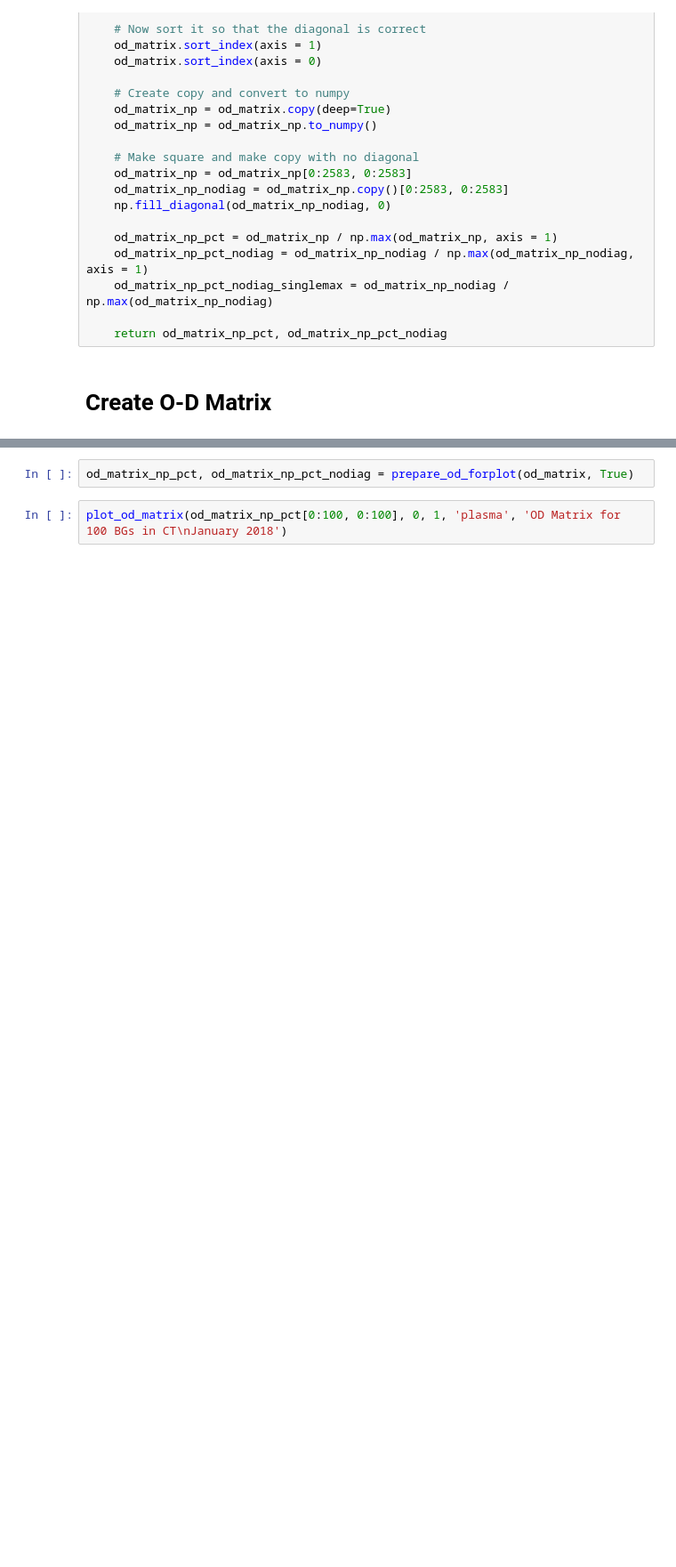
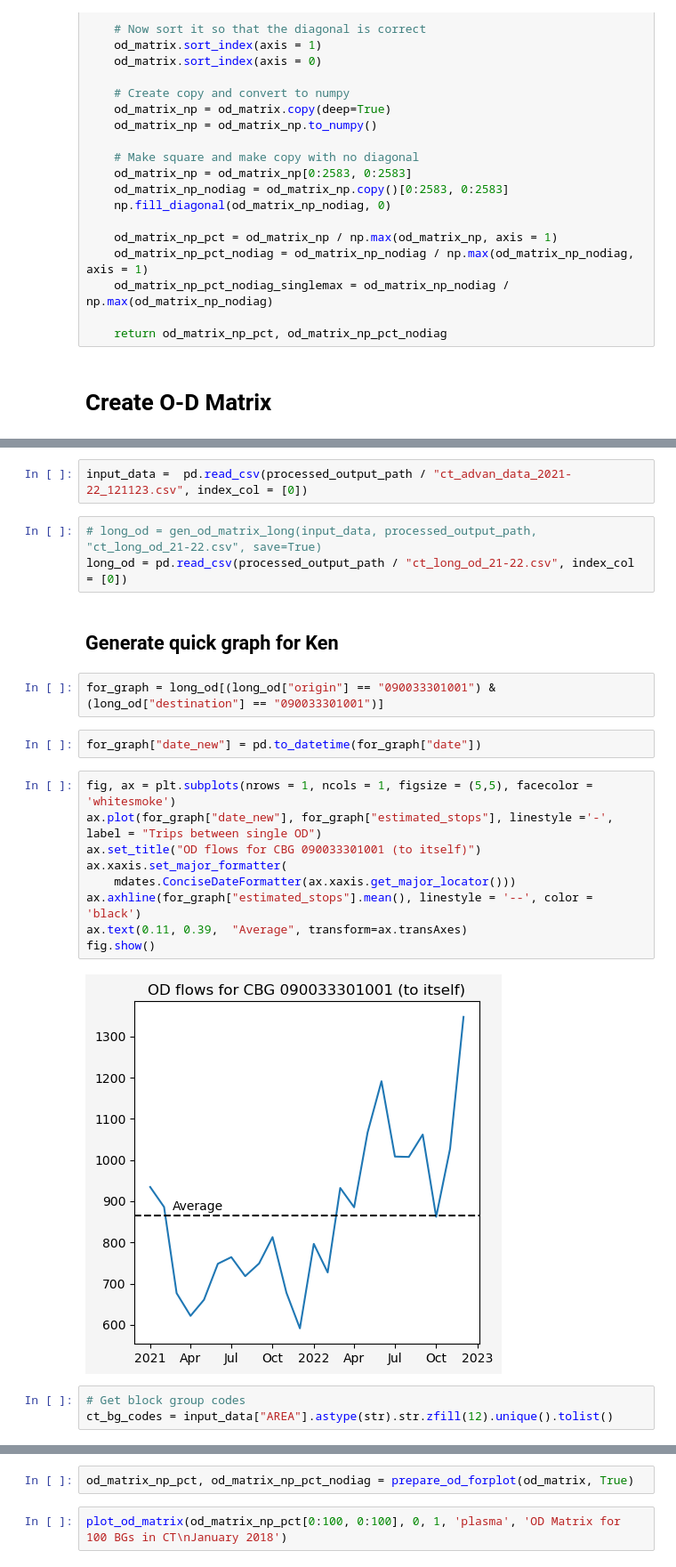
Before and after one commit to rajanoureddine/ctdot-tobin-yse, a Jupyter notebook: 8_prepare_advan_data/generate_od_matrices.ipynb, the cells around one changed output, grey strips where cells are left out. Shown at 89% size. Saved outputs shown, nothing was run; the diff lists cells and outputs as text; blank space fills up the shorter version.

```diff
--- a/8_prepare_advan_data/generate_od_matrices.ipynb
+++ b/8_prepare_advan_data/generate_od_matrices.ipynb
@@ -162,0 +204,25 @@ def prepare_od_forplot(od_matrix, square = False):
+# %%
+input_data =  pd.read_csv(processed_output_path / "ct_advan_data_2021-22_121123.csv", index_col = [0])
+# %%
+# long_od = gen_od_matrix_long(input_data, processed_output_path, "ct_long_od_21-22.csv", save=True)
+long_od = pd.read_csv(processed_output_path / "ct_long_od_21-22.csv", index_col = [0])
+# %% [markdown]
+## Generate quick graph for Ken
+# %%
+for_graph = long_od[(long_od["origin"] == "090033301001") & (long_od["destination"] == "090033301001")]
+# %%
+for_graph["date_new"] = pd.to_datetime(for_graph["date"])
+# %%
+fig, ax = plt.subplots(nrows = 1, ncols = 1, figsize = (5,5), facecolor = 'whitesmoke')
+ax.plot(for_graph["date_new"], for_graph["estimated_stops"], linestyle ='-', label = "Trips between single OD")
+ax.set_title("OD flows for CBG 090033301001 (to itself)")
+ax.xaxis.set_major_formatter(
+    mdates.ConciseDateFormatter(ax.xaxis.get_major_locator()))
+ax.axhline(for_graph["estimated_stops"].mean(), linestyle = '--', color = 'black')
+ax.text(0.11, 0.39,  "Average", transform=ax.transAxes)
+fig.show()
+# %% [output]
+[figure, added]
+# %%
+# Get block group codes
+ct_bg_codes = input_data["AREA"].astype(str).str.zfill(12).unique().tolist()
```
Also changed, not shown: parts of 37 cells of this notebook, 3 other files.
